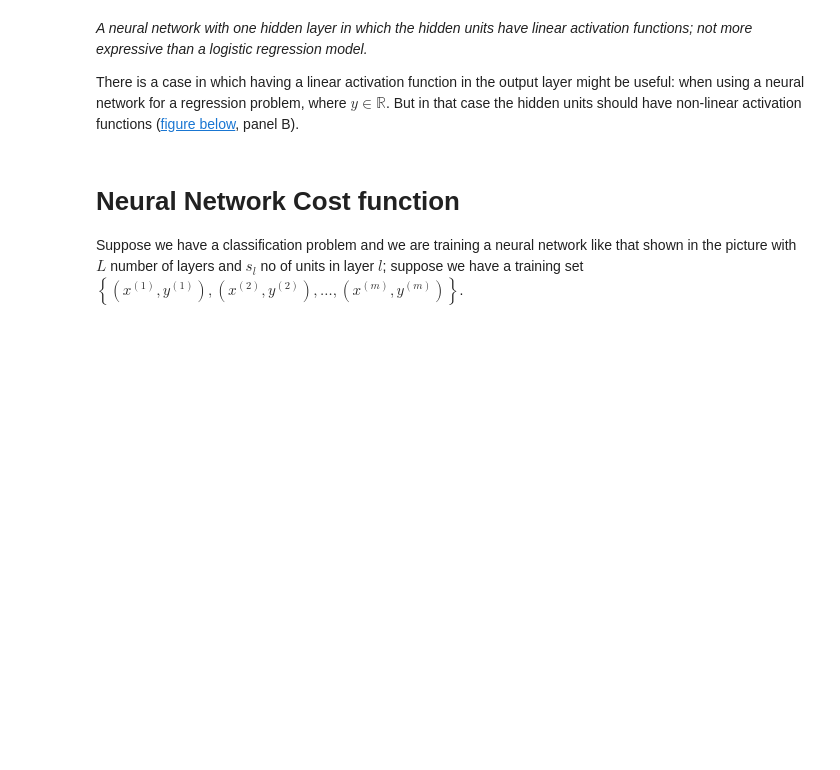
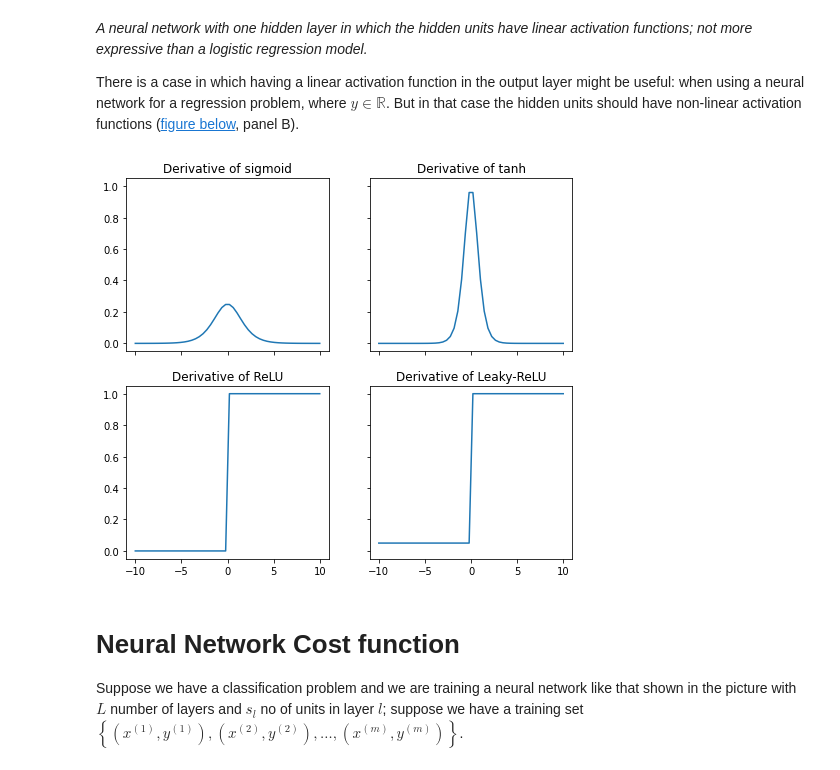
Before and after one commit to marnec/ML, a Jupyter notebook: ML-12-NeuralNetworkCostFunction.ipynb, the cells around one changed output. Cells and saved outputs as stored; diff of their text form; code cells hidden in the pictures; blank space fills up the shorter version.

```diff
--- a/ML-12-NeuralNetworkCostFunction.ipynb
+++ b/ML-12-NeuralNetworkCostFunction.ipynb
@@ -29,7 +28,8 @@ Since the derivative of the ReLU is 0 for $z<0$, sometimes an alternative versio
 z = np.linspace(-10,10)
 fig, axes = plt.subplots(2, 2, sharex=True, figsize=(8, 6))
 ax1, ax2, ax3, ax4 = axes.ravel()
-ax1.plot(z, 1/(1+np.exp(-z)), label=r"$\frac{1}{1+e^{-z}}$")
+s = 1/(1+np.exp(-z))
+ax1.plot(z, s, label=r"$\frac{1}{1+e^{-z}}$")
 ax1.set_title('Sigmoid')
 ax2.plot(z, np.tanh(z), label=r"$\frac{e^z-e^{-z}}{e^z+e{-z}}$")
 ax2.set_title('Hyperbolic tangent')
@@ -67,6 +67,23 @@ ax2.text(-0.1, 1.15, 'B', transform=ax2.transAxes, fontsize=15, va='top', ha='ri
 <i id="linann">A neural network with one hidden layer in which the hidden units have linear activation functions; not more expressive than a logistic regression model.</i>
 
 There is a case in which having a linear activation function in the output layer might be useful: when using a neural network for a regression problem, where $y \in \mathbb{R}$. But in that case the hidden units should have non-linear activation functions (<a href="#linann">figure below</a>, panel B).
+# %%
+fig, axes = plt.subplots(2, 2, figsize=(8, 7), sharex=True, sharey=True)
+ax1, ax2, ax3, ax4 = axes.ravel()
+
+ax1.plot(z, s*(1-s))
+ax1.set_title('Derivative of sigmoid')
+
+ax2.plot(z, 1-np.tanh(z)**2)
+ax2.set_title('Derivative of tanh')
+
+ax3.plot(z, np.where(z >= 0, 1, 0))
+ax3.set_title('Derivative of ReLU')
+
+ax4.plot(z, np.where(z >= 0, 1, 0.05))
+ax4.set_title('Derivative of Leaky-ReLU');
+# %% [output]
+[figure, added]
 # %% [markdown]
 # Neural Network Cost function
 Suppose we have a classification problem and we are training a neural network like that shown in the picture with $L$ number of layers and $s_l$ no of units in layer $l$; suppose we have a training set $\left \lbrace  (x^{(1)}, y^{(1)}), (x^{(2)}, y^{(2)}), \dots, (x^{(m)}, y^{(m)}) \right \rbrace$.
```
Also changed, not shown: parts of 2 cells of this notebook, 3 other files.
